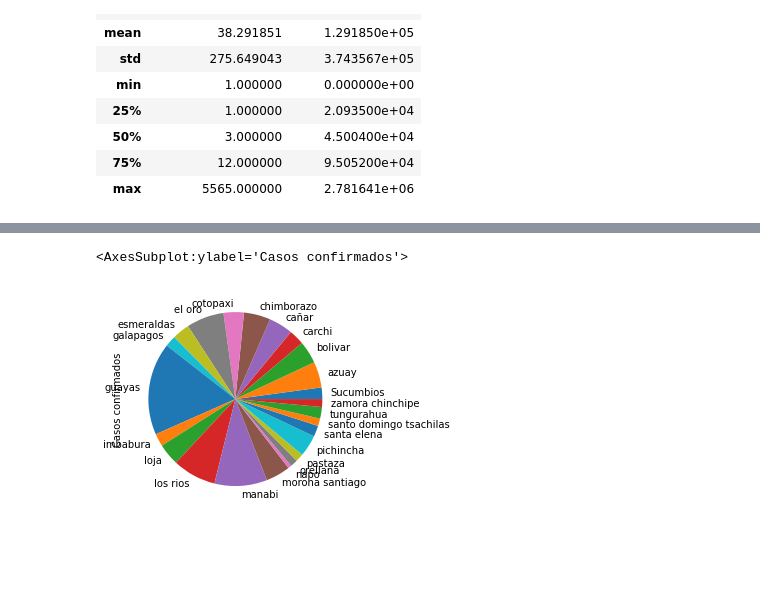
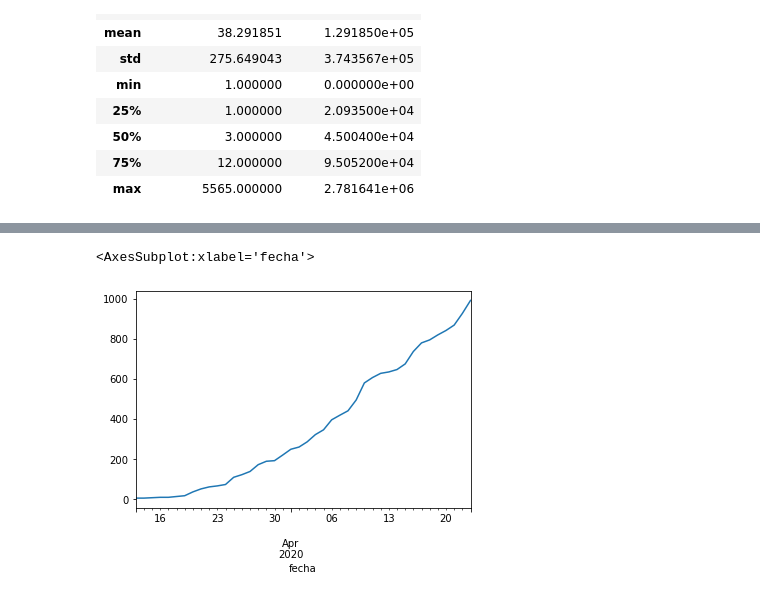
Before and after one commit to LeninGF/Curso_MachineLearning_Python_EPN2019_IEEE, a Jupyter notebook: Pandas/PandasTutorial_2.ipynb, the cells around one changed output, grey strips where cells are left out. Saved outputs shown, nothing was run; the diff lists cells and outputs as text; code cells hidden in the pictures; blank space fills up the shorter version.

```diff
--- a/Pandas/PandasTutorial_2.ipynb
+++ b/Pandas/PandasTutorial_2.ipynb
@@ -48,5 +48,7 @@ datos[['Casos confirmados', 'poblacion_canton', 'poblacion_provincia', 'cerco_ep
 | 75% | 12.000000 | 9.505200e+04 |
 | max | 5565.000000 | 2.781641e+06 |
 # %%
-datos.plot.scatter(x='poblacion_provincia', y='Casos confirmados')
+# datos.plot.scatter(x='poblacion_provincia', y='Casos confirmados')
+x = datos.groupby('nombre_provincia')['Casos confirmados'].sum()
+x
 # %% [output]
@@ -105,0 +82,3 @@ temp.plot.bar()
+# %%
+pichincha_df = datos[datos['nombre_provincia']=='pichincha']
+pichincha_df
@@ -105,0 +168,4 @@ temp.plot.bar()
+# %%
+import datetime
+# pichincha_df['fecha'] = pichincha_df['fecha'].apply(lambda x: datetime.datetime.strptime(x, '%d/%m/%Y')
+pichincha_df.loc[:,('fecha')] = pichincha_df['fecha'].apply(lambda x: datetime.datetime.strptime(x, '%d/%m/%Y'))
@@ -106,5 +204,5 @@ temp.plot.bar()
 # %%
-datos.groupby('nombre_provincia')['Casos confirmados'].count().plot.pie()
+pichincha_df.groupby('fecha')['Casos confirmados'].sum().plot.line()
 # %% [output]
-<AxesSubplot:ylabel='Casos confirmados'>
+<AxesSubplot:xlabel='fecha'>
-[figure, old version]
+[figure, new version]
```
Also changed, not shown: parts of 18 cells of this notebook, 20 other files.
